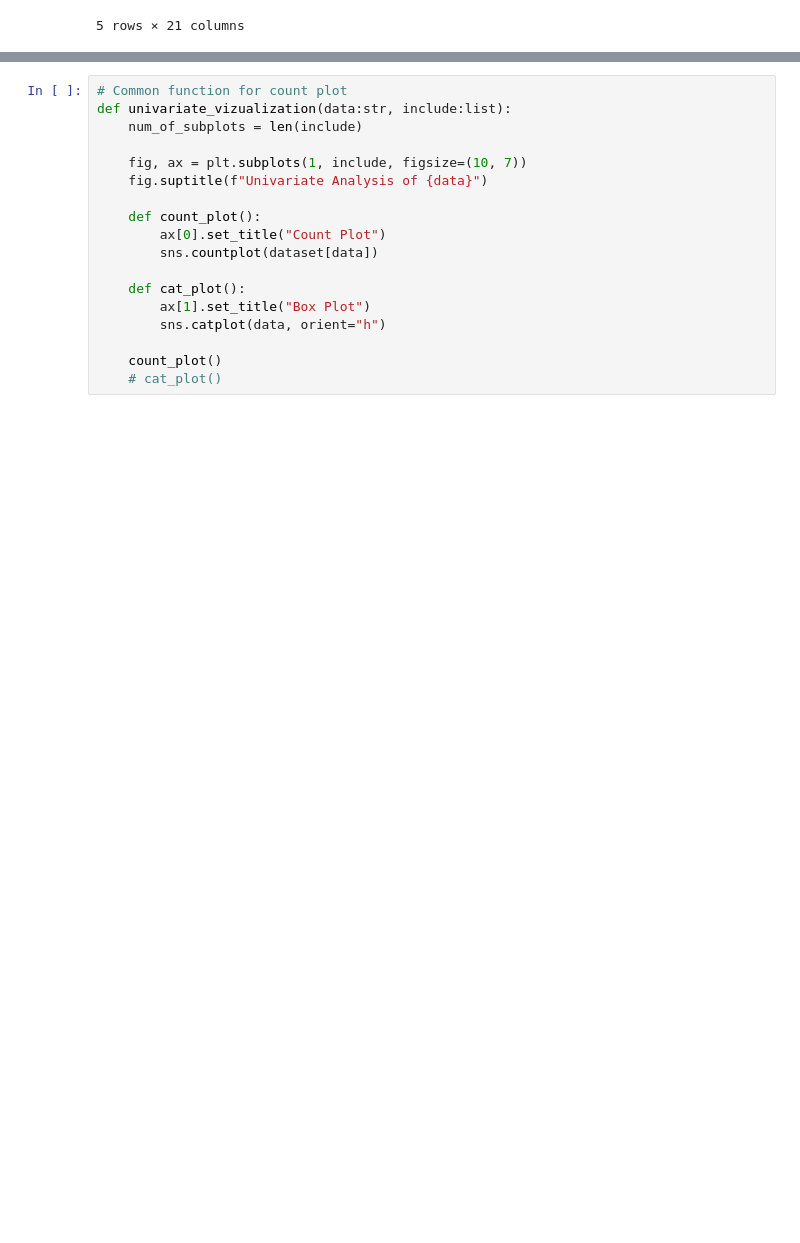
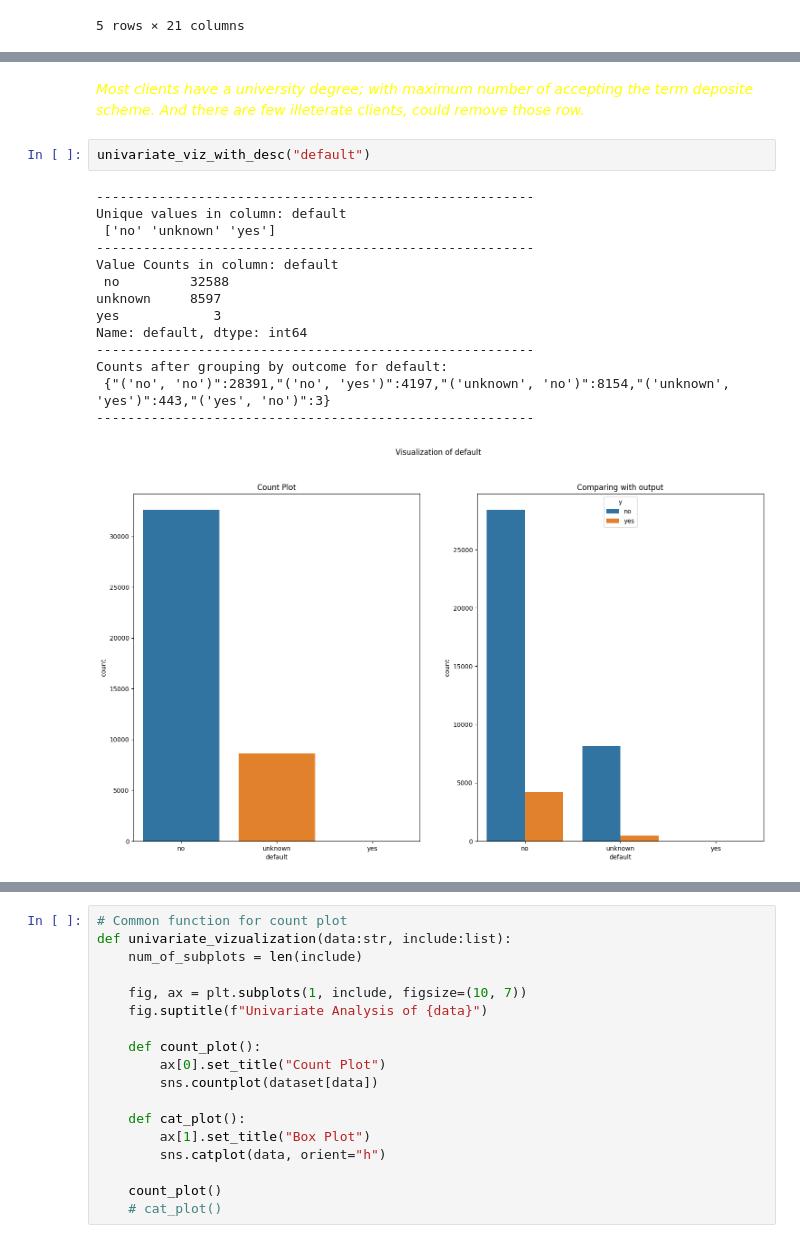
Before and after one commit to KISEE41/Banking-Marketing-Target, a Jupyter notebook: data_visualization.ipynb, the cells around one changed output, grey strips where cells are left out. Saved outputs shown, nothing was run; the diff lists cells and outputs as text; blank space fills up the shorter version.

```diff
--- a/data_visualization.ipynb
+++ b/data_visualization.ipynb
@@ -68,0 +149,19 @@ Name: job, dtype: int64
+# %% [markdown]
+<p style="color: yellow;"><i>Most clients have a university degree; with maximum number of accepting the term deposite scheme. And there are few illeterate clients, could remove those row.</i></p>
+# %%
+univariate_viz_with_desc("default")
+# %% [output]
+--------------------------------------------------------
+Unique values in column: default
+ ['no' 'unknown' 'yes']
+--------------------------------------------------------
+Value Counts in column: default
+ no         32588
+unknown     8597
+yes            3
+Name: default, dtype: int64
+--------------------------------------------------------
+Counts after grouping by outcome for default:
+ {"('no', 'no')":28391,"('no', 'yes')":4197,"('unknown', 'no')":8154,"('unknown', 'yes')":443,"('yes', 'no')":3}
+--------------------------------------------------------
+[figure, added]
```
Also changed, not shown: parts of 36 cells of this notebook.
